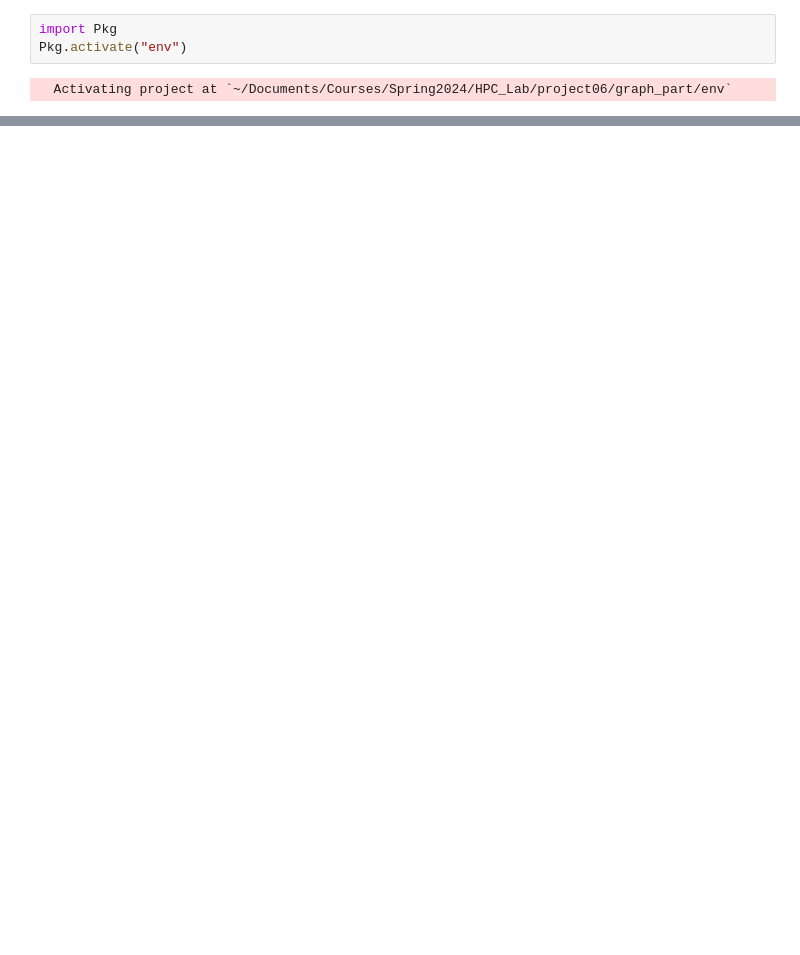
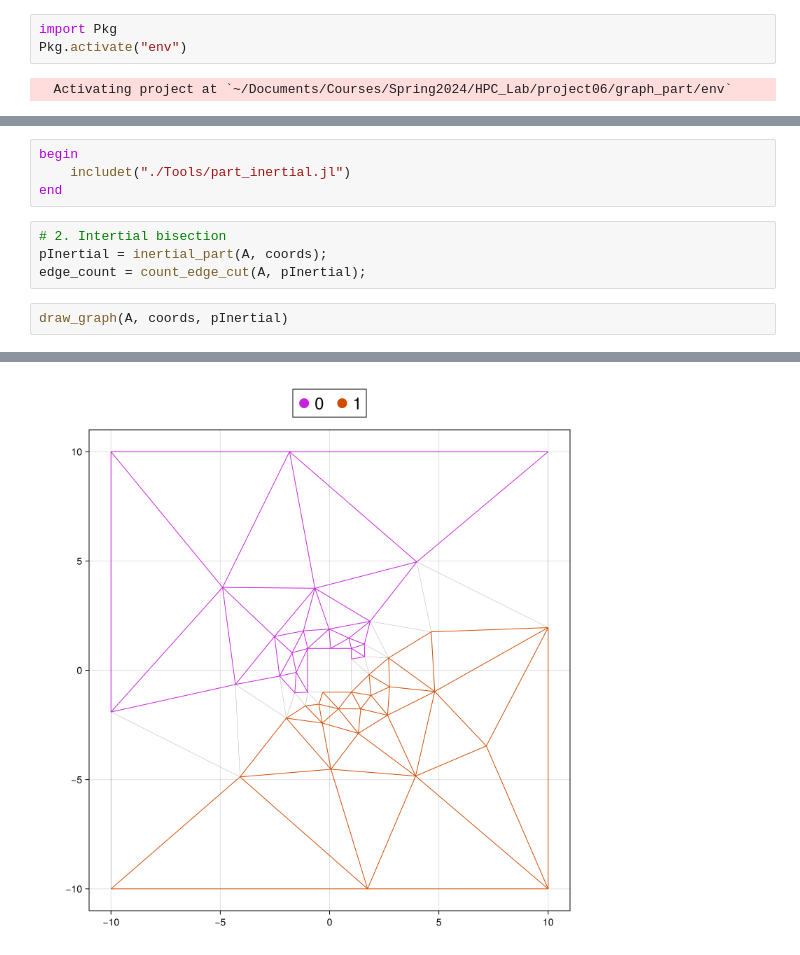
Before and after one commit to carlalozu/HPC_Lab, a Jupyter notebook: project06/graph_part/notebook.ipynb, the cells around one changed output, grey strips where cells are left out. Cells and saved outputs as stored; diff of their text form; blank space fills up the shorter version.

```diff
--- a/project06/graph_part/notebook.ipynb
+++ b/project06/graph_part/notebook.ipynb
@@ -37,0 +48,11 @@ LoadError: UndefVarError: `A` not defined
+# %%
+begin
+    includet("./Tools/part_inertial.jl")
+end
+# %%
+# 2. Intertial bisection
+pInertial = inertial_part(A, coords);
+edge_count = count_edge_cut(A, pInertial);
+# %%
+draw_graph(A, coords, pInertial)
+# %% [output]
@@ -37,0 +61 @@ LoadError: UndefVarError: `A` not defined
+[figure, added]
```
Also changed, not shown: parts of 13 cells of this notebook, 2 other files.
